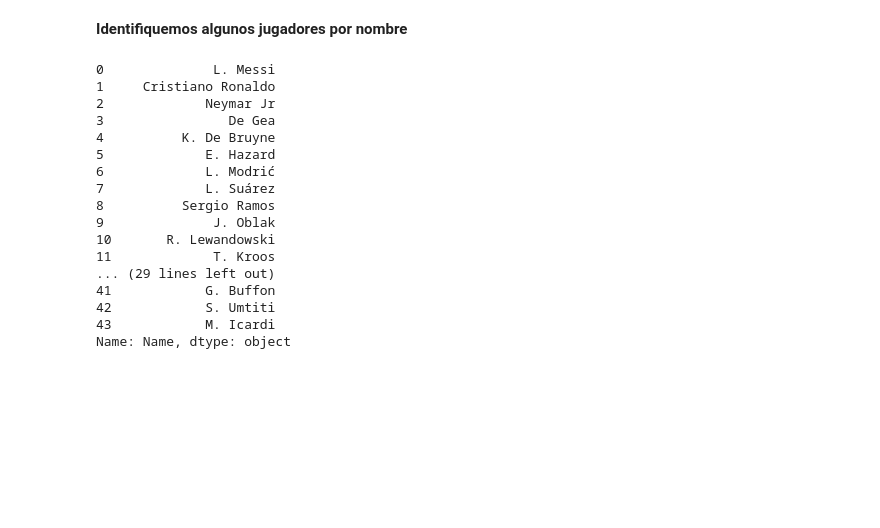
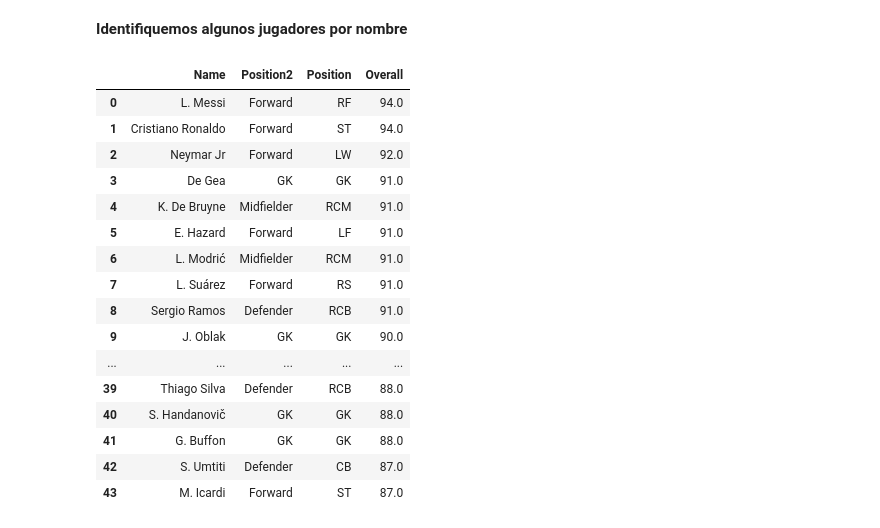
Before and after one commit to helcsnewsxd/unsupervised-learning-subject, a Jupyter notebook: clases/notebooks/ntb_clustering_1_fifa2019_Colab.ipynb, the cells around one changed output. Saved outputs shown, nothing was run; the diff lists cells and outputs as text; code cells hidden in the pictures; blank space fills up the shorter version.

```diff
--- a/clases/notebooks/ntb_clustering_1_fifa2019_Colab.ipynb
+++ b/clases/notebooks/ntb_clustering_1_fifa2019_Colab.ipynb
@@ -302,8 +353,14 @@ for skills in skills_ratings:
 df_n = pd.concat([df_n, pd.DataFrame([MachineGunDict])], ignore_index=True)
 # %%
-JugadorPromedioDict={'Name':'JugadorPromedio','Overall':df_n.Overall.mean()}
+JugadorPromedioDict = {'Name': 'JugadorPromedio',
+                       'Overall': df_n.Overall.mean()}
+
+
 for skills in skills_ratings:
-    JugadorPromedioDict[skills]=df_n[skills].mean()
+    JugadorPromedioDict[skills] = df_n[skills].mean()
 
-df_n = pd.concat([df_n, pd.DataFrame([JugadorPromedioDict])], ignore_index=True)
+
+
+df_n = pd.concat([df_n, pd.DataFrame([JugadorPromedioDict])],
+                 ignore_index=True)
 # %%
@@ -496,22 +555,22 @@ fig.show(renderer="colab")
 # %% [markdown]
 **Identifiquemos algunos jugadores por nombre**
 # %%
-print(df_n.loc[0:43,"Name"])
+display(df_n.loc[0:43, ["Name", "Position2", "Position", "Overall"]])
 # %% [output]
-0              L. Messi
-1     Cristiano Ronaldo
-2             Neymar Jr
-3                De Gea
-4          K. De Bruyne
-5             E. Hazard
-6             L. Modrić
-7             L. Suárez
-8          Sergio Ramos
-9              J. Oblak
-10       R. Lewandowski
-11             T. Kroos
-... (29 lines left out)
-41            G. Buffon
-42            S. Umtiti
-43            M. Icardi
-Name: Name, dtype: object
+|  | Name | Position2 | Position | Overall |
+| 0 | L. Messi | Forward | RF | 94.0 |
+| 1 | Cristiano Ronaldo | Forward | ST | 94.0 |
+| 2 | Neymar Jr | Forward | LW | 92.0 |
+| 3 | De Gea | GK | GK | 91.0 |
+| 4 | K. De Bruyne | Midfielder | RCM | 91.0 |
+| 5 | E. Hazard | Forward | LF | 91.0 |
+| 6 | L. Modrić | Midfielder | RCM | 91.0 |
+| 7 | L. Suárez | Forward | RS | 91.0 |
+| 8 | Sergio Ramos | Defender | RCB | 91.0 |
+| 9 | J. Oblak | GK | GK | 90.0 |
+| ... | ... | ... | ... | ... |
+| 39 | Thiago Silva | Defender | RCB | 88.0 |
+| 40 | S. Handanovič | GK | GK | 88.0 |
+| 41 | G. Buffon | GK | GK | 88.0 |
+| 42 | S. Umtiti | Defender | CB | 87.0 |
+| 43 | M. Icardi | Forward | ST | 87.0 |
```
Also changed, not shown: parts of 29 cells of this notebook, 1 other file.
